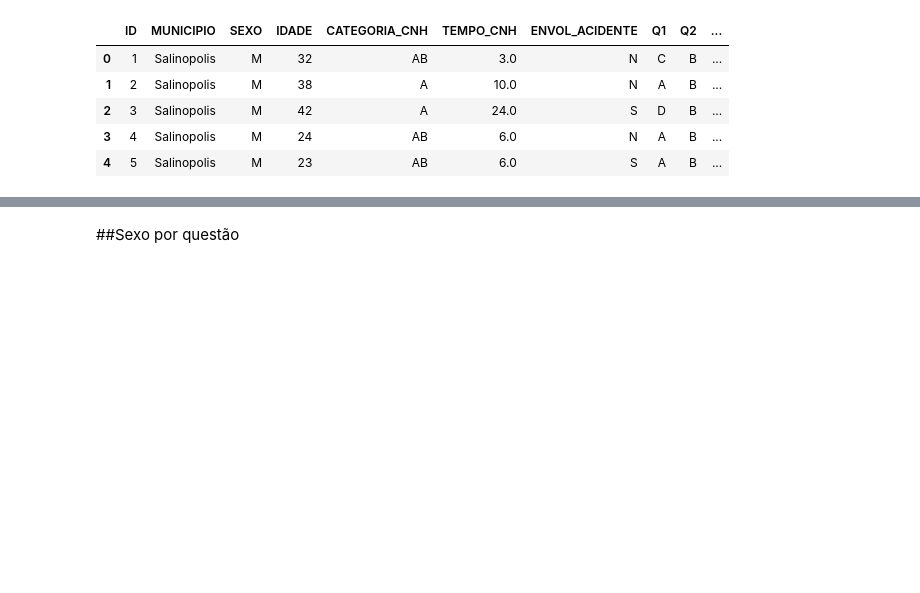
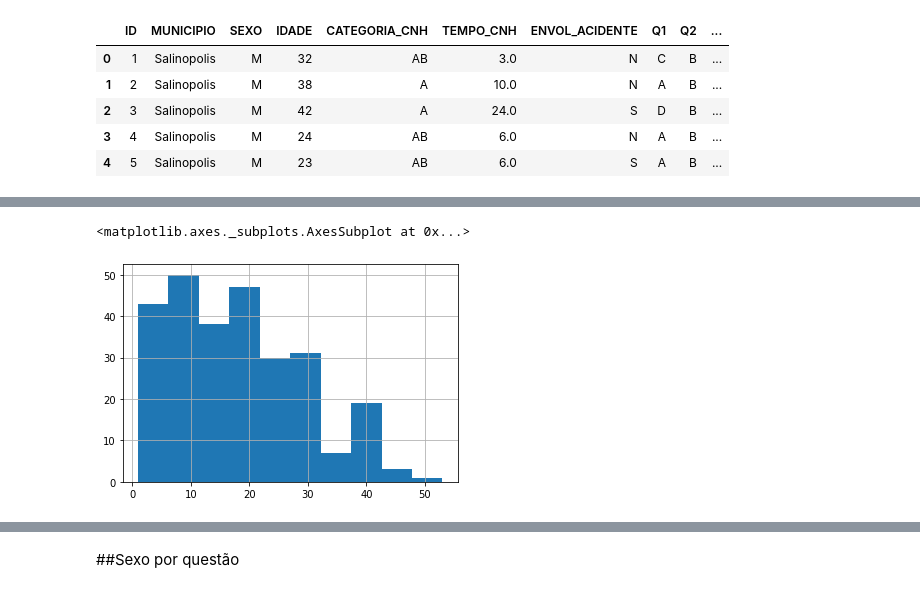
Before and after one commit to JulioHenri/Trabalho_DETRAN, a Jupyter notebook: dataset-and-code/detran.ipynb, the cells around one changed output, grey strips where cells are left out. Saved outputs shown, nothing was run; the diff lists cells and outputs as text; code cells hidden in the pictures; blank space fills up the shorter version.

```diff
--- a/dataset-and-code/detran.ipynb
+++ b/dataset-and-code/detran.ipynb
@@ -62,0 +87,5 @@ df = df.dropna() #excluindo valores nulos
+# %%
+df.TEMPO_CNH.hist()
+# %% [output]
+<matplotlib.axes._subplots.AxesSubplot at 0x...>
+[figure, added]
```
Also changed, not shown: parts of 106 cells of this notebook.
